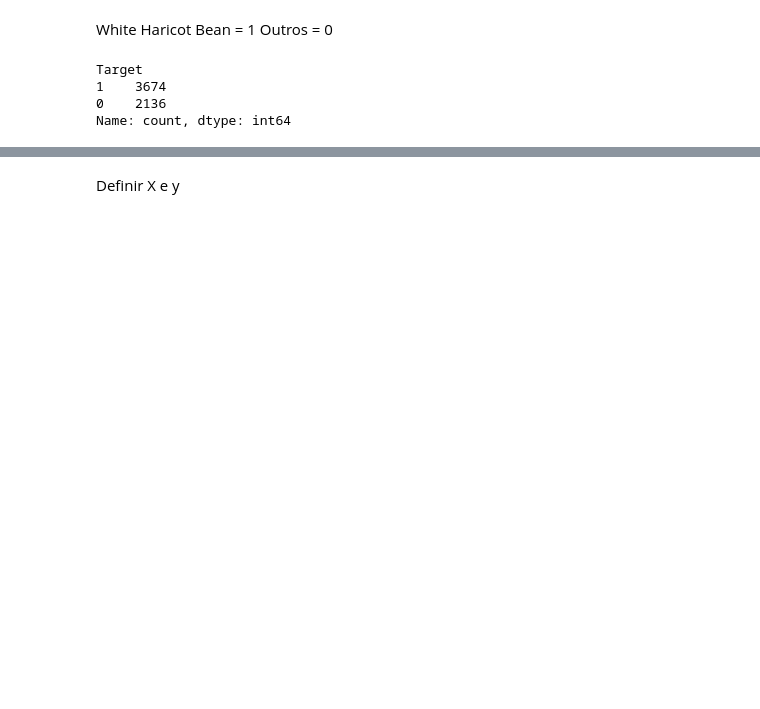
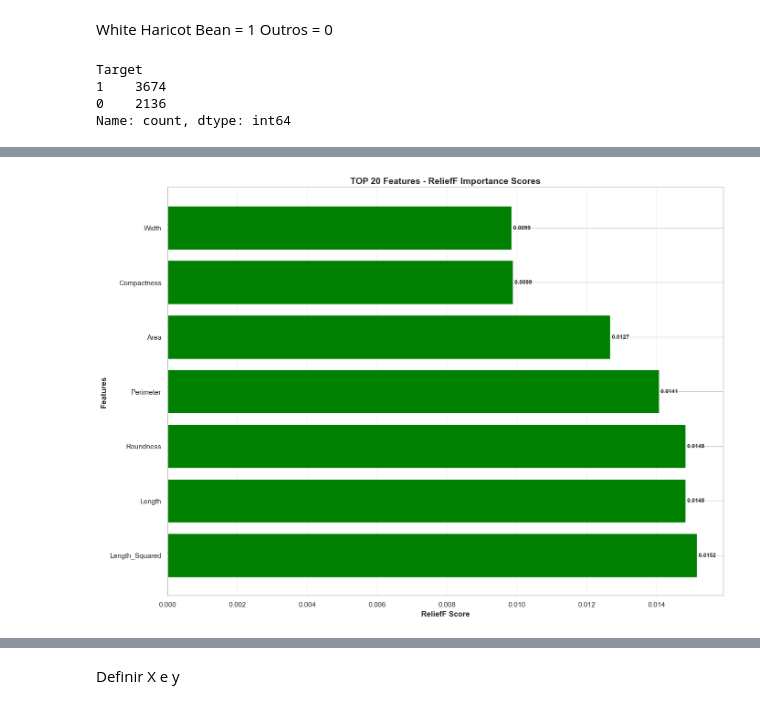
Before and after one commit to tomasgferreira06/ML_Challenge1, a Jupyter notebook: proj.ipynb, the cells around one changed output, grey strips where cells are left out. Drawn from its saved outputs; the diff is of its cells as text; code cells hidden in the pictures; blank space fills up the shorter version.

```diff
--- a/proj.ipynb
+++ b/proj.ipynb
@@ -381,0 +482,80 @@ Name: count, dtype: int64
+# %%
+from skrebate import ReliefF
+import numpy as np
+import pandas as pd
+import matplotlib.pyplot as plt
+import seaborn as sns
+
+print("=== ReliefF - Análise de TODAS as Features (Originais + Engineered) ===\n")
+
+# Selecionar apenas features numéricas (excluir 'Class' e 'Target' se existirem)
+all_numeric_features = df_engineered.select_dtypes(include=['number']).columns.tolist()
+if 'Target' in all_numeric_features:
+    all_numeric_features.remove('Target')
+
+print(f"📊 Total de features a analisar: {len(all_numeric_features)}\n")
+
+# Preparar dados
+X_all = df_engineered[all_numeric_features].values
+y_all = (df_engineered["Class"] == "White Haricot Bean").astype(int).values
+
+# Aplicar ReliefF
+relief_all = ReliefF(n_neighbors=10, n_features_to_select=len(all_numeric_features))
+relief_all.fit(X_all, y_all)
+
+# Criar DataFrame com scores
+importance_df = pd.DataFrame({
+    'Feature': all_numeric_features,
+    'ReliefF Score': relief_all.feature_importances_
+}).sort_values('ReliefF Score', ascending=False)
+
+# Mostrar TOP 15 features
+print("🏆 TOP 15 Features Mais Importantes:\n")
+print("="*60)
+for i, row in importance_df.head(15).iterrows():
+    emoji = "✅" if row['ReliefF Score'] > 0 else "❌"
+    print(f"{emoji} {row['Feature']:30s} | Score: {row['ReliefF Score']:8.5f}")
+print("="*60)
+
+# Mostrar TODAS as features com scores
+print("\n\n📋 TODAS as Features com Scores (ordenadas por importância):\n")
+print("="*60)
+for i, row in importance_df.iterrows():
+    emoji = "✅" if row['ReliefF Score'] > 0 else "❌"
+    print(f"{emoji} {row['Feature']:30s} | Score: {row['ReliefF Score']:8.5f}")
+print("="*60)
+
+# Estatísticas
+positive_features = importance_df[importance_df['ReliefF Score'] > 0]
+negative_features = importance_df[importance_df['ReliefF Score'] <= 0]
+
+print(f"\n\n📈 Estatísticas:")
+print(f"  ✅ Features POSITIVAS (úteis): {len(positive_features)}")
+print(f"  ❌ Features NEGATIVAS (prejudiciais): {len(negative_features)}")
+print(f"  📊 Score MÁXIMO: {importance_df['ReliefF Score'].max():.5f} ({importance_df.iloc[0]['Feature']})")
+print(f"  📉 Score MÍNIMO: {importance_df['ReliefF Score'].min():.5f} ({importance_df.iloc[-1]['Feature']})")
+
+# Visualização - TOP 20
+plt.figure(figsize=(14, 10))
+top_20 = importance_df.head(20)
+colors = ['green' if score > 0 else 'red' for score in top_20['ReliefF Score']]
+bars = plt.barh(range(len(top_20)), top_20['ReliefF Score'], color=colors)
+plt.yticks(range(len(top_20)), top_20['Feature'])
+plt.xlabel('ReliefF Score', fontsize=12, fontweight='bold')
+plt.ylabel('Features', fontsize=12, fontweight='bold')
+plt.title('TOP 20 Features - ReliefF Importance Scores', fontsize=14, fontweight='bold')
+plt.axvline(x=0, color='black', linestyle='--', linewidth=1.5)
+plt.grid(axis='x', alpha=0.3)
+
+# Adicionar valores nas barras
+for i, (idx, row) in enumerate(top_20.iterrows()):
+    score = row['ReliefF Score']
+    plt.text(score, i, f' {score:.4f}', va='center', fontsize=9, fontweight='bold')
+
+plt.tight_layout()
+plt.show()
+
+print("\n" + "="*60)
+print("✅ Análise ReliefF concluída!")
+print("="*60)
+# %% [output]
@@ -381,0 +579 @@ Name: count, dtype: int64
+[figure, added]
```
Also changed, not shown: parts of 24 cells of this notebook.
